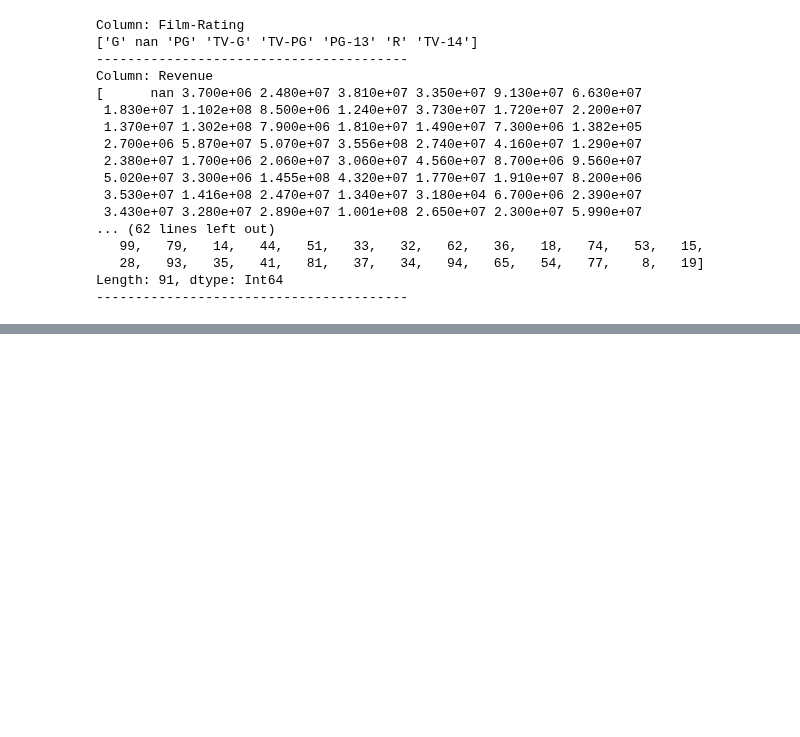
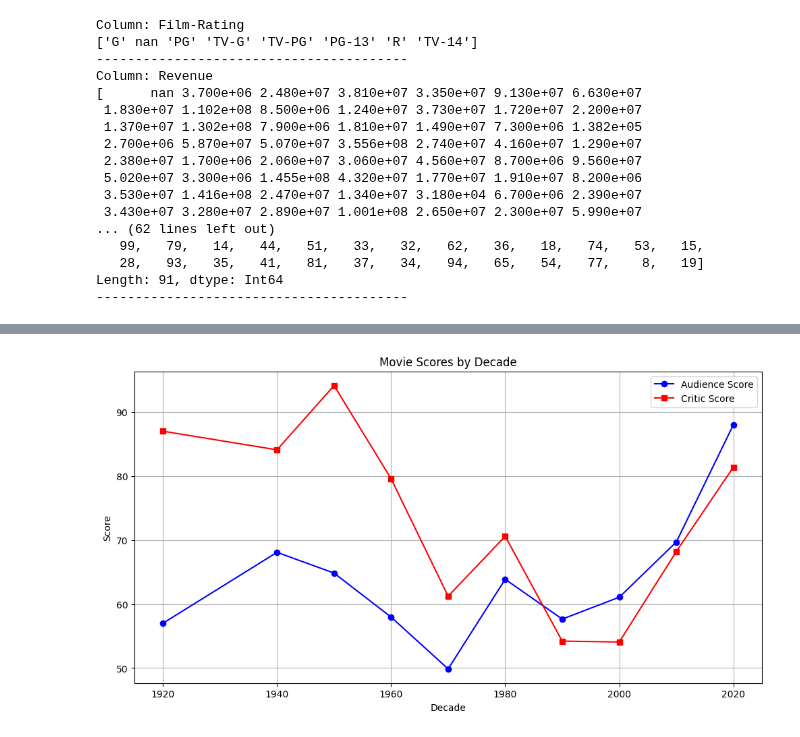
Before and after one commit to CNelson2004/Movies_Analysis, a Jupyter notebook: explore.ipynb, the cells around one changed output, grey strips where cells are left out. Drawn from its saved outputs; the diff is of its cells as text; code cells hidden in the pictures; blank space fills up the shorter version.

```diff
--- a/explore.ipynb
+++ b/explore.ipynb
@@ -588,7 +610,23 @@ _______________________________
 # %%
 #creating month, year, decade, and season column from "Release-Date" and deleting release date column
+df["month"] = (df["Release-Date"]).dt.month
+df["Year"] = (df["Release-Date"]).dt.year
+
 #decade creation
-df["Decade"] = (df["Release-Date"] // 10) * 10
+df["Decade"] = (df["Year"] // 10) * 10
 #sseson creation
-df['season'] = df[]
-#
+def get_season(month):
+    if month in [12, 1, 2]:
+        return "Winter"
+    elif month in [3, 4, 5]:
+        return "Spring"
+    elif month in [6, 7, 8]:
+        return "Summer"
+    elif month in [9, 10, 11]:
+        return "Fall"
+    else: return np.nan
+
+df["season"] = df["month"].apply(get_season)
+
+
+df.head()
@@ -618,3 +742,21 @@ ave_mean_dec = ((Aud_mean_dec+Crit_mean_dec)/2).mean()
+# %%
+# decade plot
+
+plt.figure(figsize=(12,6))
+
+# Scatter or line plots
+plt.plot(Aud_mean_dec.index, Aud_mean_dec.values, marker='o', label='Audience Score', color='blue')
+plt.plot(Crit_mean_dec.index, Crit_mean_dec.values, marker='s', label='Critic Score', color='red')
+
+# Labels and title
+plt.xlabel("Decade")
+plt.ylabel("Score")
+plt.title("Movie Scores by Decade")
+plt.legend()
+plt.grid(True)
+plt.show()
+# %% [output]
+[figure, added]
 # %%
 #Note section:
 #What is the trend in ratings? (rising, falling, stagnant, other)
```
Also changed, not shown: parts of 40 cells of this notebook, 1 other file.
